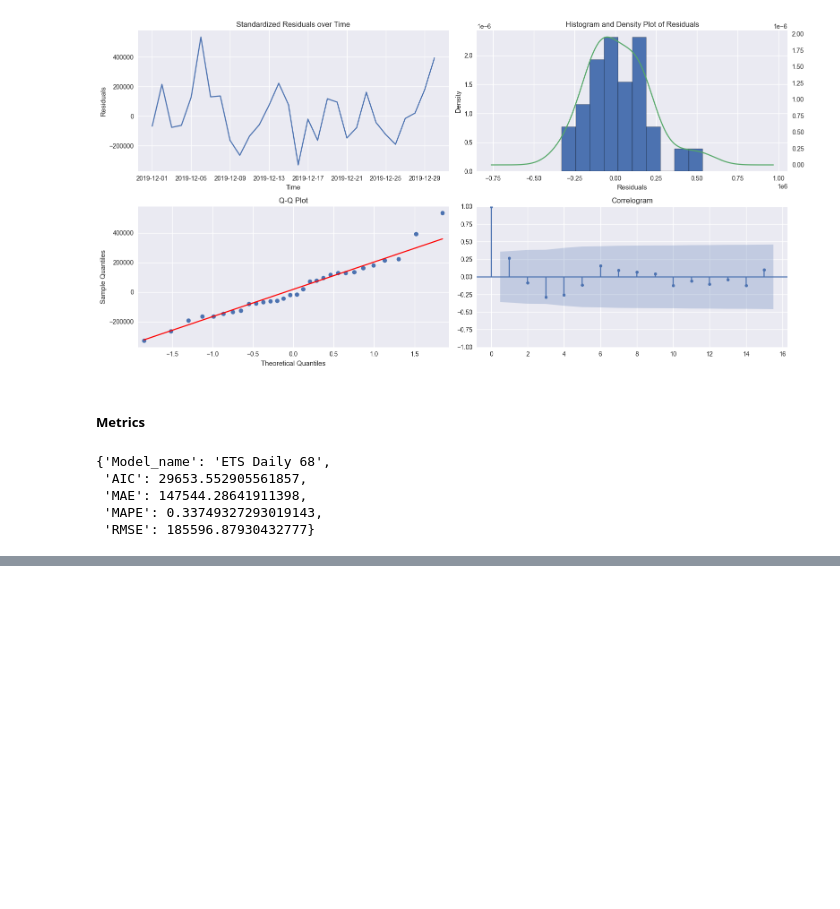
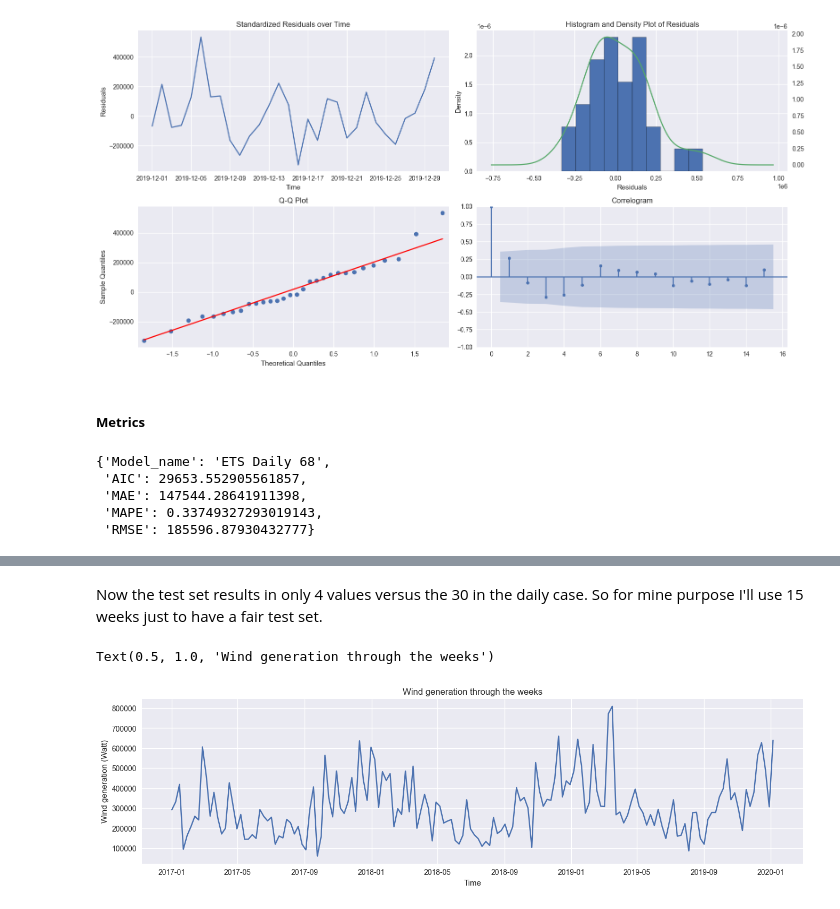
Before and after one commit to AlessandroSignoretto/Statistical_Models_project, a Jupyter notebook: Models_project.ipynb, the cells around one changed output, grey strips where cells are left out. Drawn from its saved outputs; the diff is of its cells as text; code cells hidden in the pictures; blank space fills up the shorter version.

Commit message:
Weekly data

```diff
--- a/Models_project.ipynb
+++ b/Models_project.ipynb
@@ -702,0 +709,2 @@ ets_68
+# %%
+Wind_weekly = Wind_df.resample('1W').mean()
@@ -702,0 +726,2 @@ ets_68
+# %% [markdown]
+Now the test set results in only 4 values versus the 30 in the daily case. So for mine purpose I'll use 15 weeks just to have a fair test set.
@@ -702,0 +731,9 @@ ets_68
+# %%
+plt.figure(figsize=(16,4))
+plt.plot(Wind_weekly['wind_generation_actual'])
+plt.ylabel("Wind generation (Watt)")
+plt.xlabel('Time')
+plt.title("Wind generation through the weeks")
+# %% [output]
+Text(0.5, 1.0, 'Wind generation through the weeks')
+[figure, added]
```
Also changed, not shown: parts of 14 cells of this notebook.
